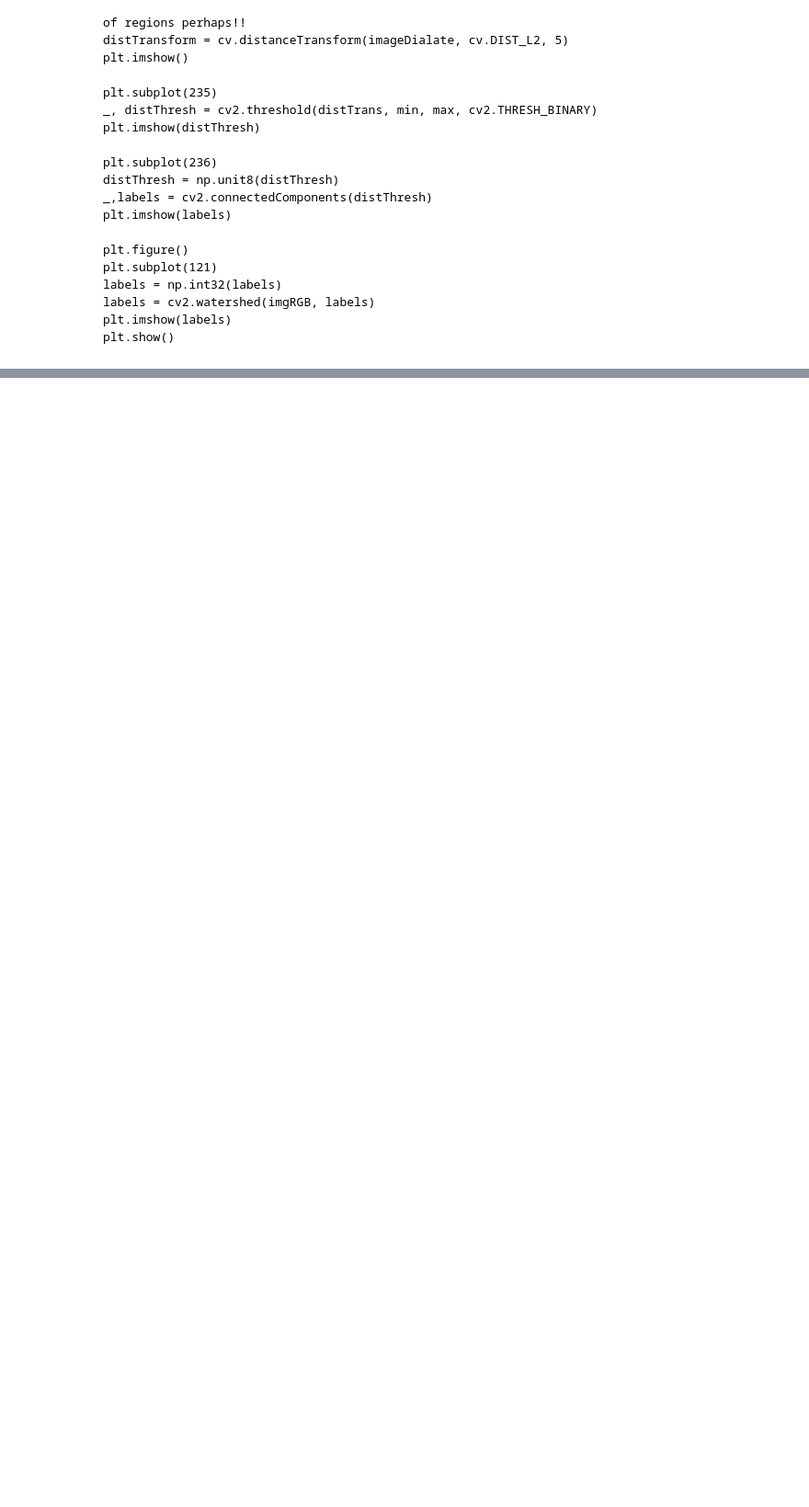
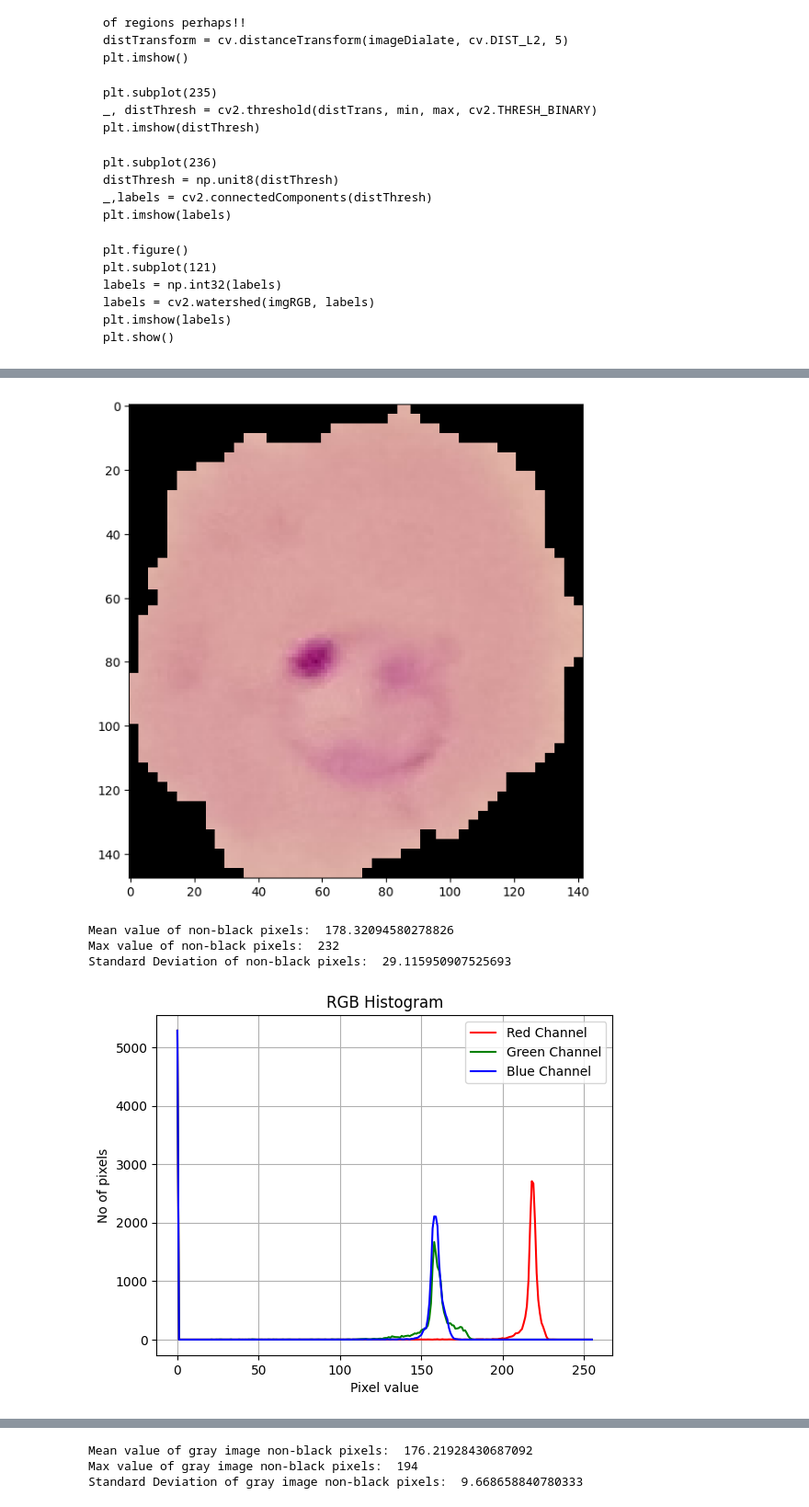
Before and after one commit to SolovevaPolina/Malaria_Screening, a Jupyter notebook: ExploratoryprojectNotebook.ipynb, the cells around one changed output, grey strips where cells are left out. Shown at 92% size. Drawn from its saved outputs; the diff is of its cells as text; code cells hidden in the pictures; blank space fills up the shorter version.

```diff
--- a/ExploratoryprojectNotebook.ipynb
+++ b/ExploratoryprojectNotebook.ipynb
@@ -250,0 +291,8 @@ H mean: 20.94323371548443 S mean: 34.507235833393814 V mean: 95.4888669890405
+# %%
+featureExtraction(parasiticCell=True)
+# %% [output]
+[figure, added]
+Mean value of non-black pixels:  178.32094580278826
+Max value of non-black pixels:  232
+Standard Deviation of non-black pixels:  29.115950907525693
+[figure, added]
@@ -250,0 +300,3 @@ H mean: 20.94323371548443 S mean: 34.507235833393814 V mean: 95.4888669890405
+Mean value of gray image non-black pixels:  176.21928430687092
+Max value of gray image non-black pixels:  194
+Standard Deviation of gray image non-black pixels:  9.668658840780333
```
Also changed, not shown: parts of 4 cells of this notebook, 2 other files.
